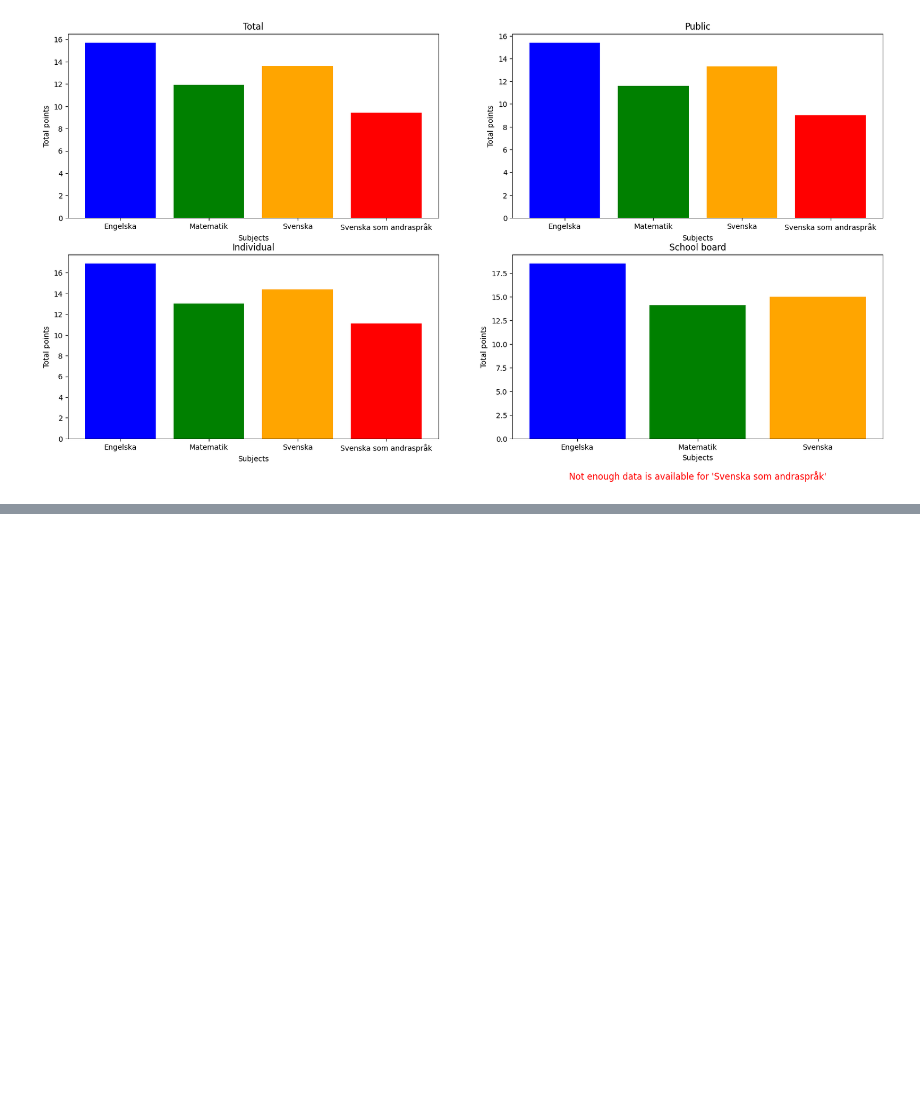
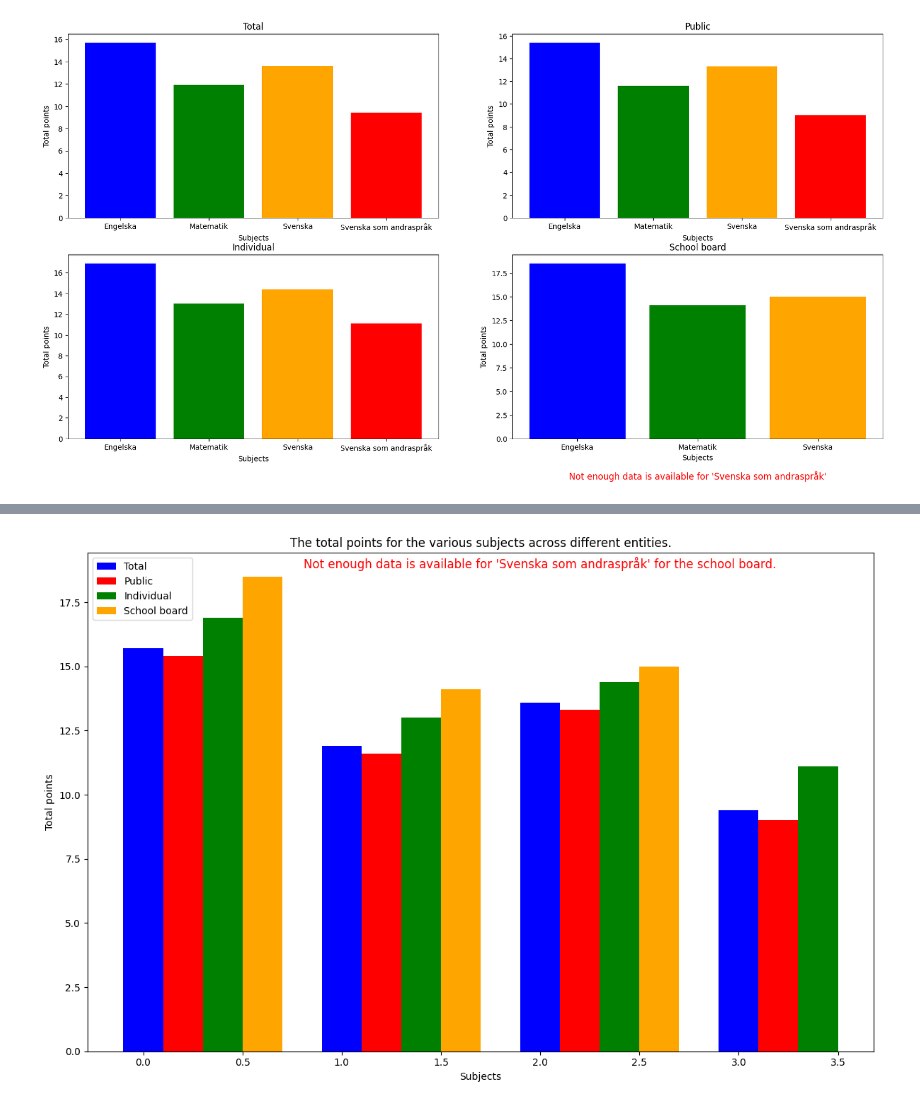
Before and after one commit to KevinKinnunen/Python-Kevin-Kinnunen-OPA23, a Jupyter notebook: labs/lab2/main.ipynb, the cells around one changed output, grey strips where cells are left out. Cells and saved outputs as stored; diff of their text form; code cells hidden in the pictures; blank space fills up the shorter version.

```diff
--- a/labs/lab2/main.ipynb
+++ b/labs/lab2/main.ipynb
@@ -198,0 +221,36 @@ plt.show()
+# %%
+# Create a figure and a subplot
+fig, axs = plt.subplots(figsize=(12, 8))
+
+# Width for each bar
+bar_width = 0.2
+
+# Create x-axis coordinates for each entity
+x_axis_samtliga = np.arange(len(huvudman_samtliga))
+x_axis_kommunal = [x + bar_width for x in x_axis_samtliga]
+x_axis_enskild = [x + 2*bar_width for x in x_axis_samtliga]
+x_axis_skolverket = [x + 3*bar_width for x in x_axis_samtliga]
+
+# Draw a bar chart for each entity
+axs.bar(x_axis_samtliga, huvudman_samtliga.values(), color='blue', width=bar_width, label='Total') # huvudman_samtliga dict used for values from - Task 0D
+axs.bar(x_axis_kommunal, huvudman_kommunal.values(), color='red', width=bar_width, label='Public') # huvudman_kommunal dict used for values from - Task 0D
+axs.bar(x_axis_enskild, huvudman_enskild.values(), color='green', width=bar_width, label='Individual') # huvudman_enskild dict used for values from - Task 0D
+axs.bar(x_axis_skolverket, huvudman_skolverket.values(), color='orange', width=bar_width, label='School board') # huvudman_skolverket dict used for values from - Task 0D
+
+# Adjust layout
+plt.title("The total points for the various subjects across different entities.")
+plt.ylabel("Total points")
+plt.xlabel("Subjects")
+plt.legend()
+plt.tight_layout()
+
+# Note for 'Svenska som andraspråk': School Board
+note_text = "Not enough data is available for 'Svenska som andraspråk' for the school board."
+axs.text(2.0, 19.0, note_text, ha='center', va='center', fontsize=12, color='red')
+
+# Save graph as a PNG file with color
+plt.savefig('visualizations/total_points_subplot(Task 0E).png', bbox_inches='tight', facecolor='white')
+
+plt.show()
+# %% [output]
+[figure, added]
```
Also changed, not shown: parts of 3 cells of this notebook, 1 other file.
